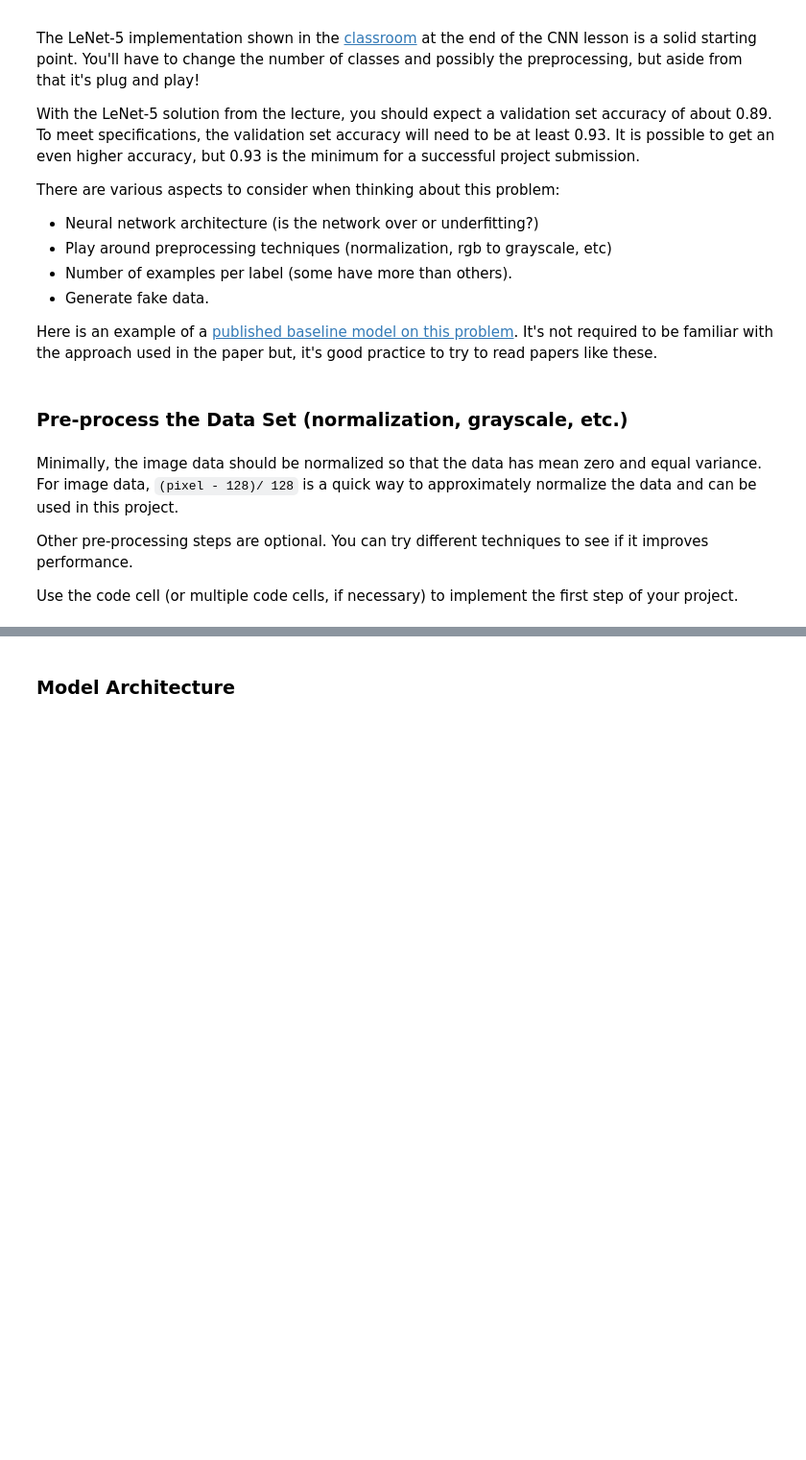
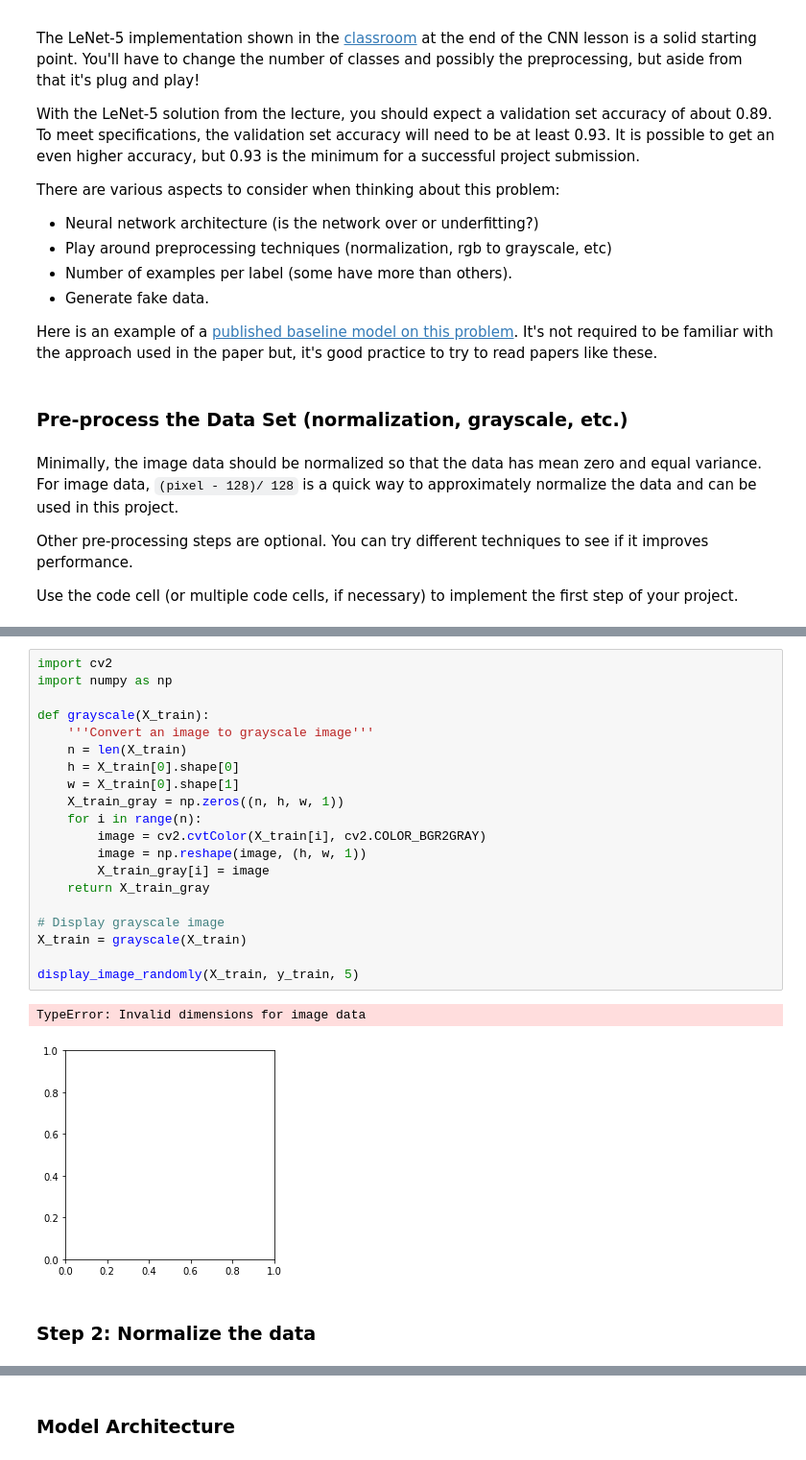
Before and after one commit to dmsehuang/CarND-Traffic-Sign-Classifier, a Jupyter notebook: Traffic_Sign_Classifier.ipynb, the cells around one changed output, grey strips where cells are left out. Shown at 96% size. Drawn from its saved outputs; the diff is of its cells as text; blank space fills up the shorter version.

```diff
--- a/Traffic_Sign_Classifier.ipynb
+++ b/Traffic_Sign_Classifier.ipynb
@@ -185,0 +172,25 @@ X_train, y_train = shuffle(X_train, y_train)
+# %%
+import cv2
+import numpy as np
+
+def grayscale(X_train):
+    '''Convert an image to grayscale image'''
+    n = len(X_train)
+    h = X_train[0].shape[0]
+    w = X_train[0].shape[1]
+    X_train_gray = np.zeros((n, h, w, 1))
+    for i in range(n):
+        image = cv2.cvtColor(X_train[i], cv2.COLOR_BGR2GRAY)
+        image = np.reshape(image, (h, w, 1))
+        X_train_gray[i] = image
+    return X_train_gray
+
+# Display grayscale image
+X_train = grayscale(X_train)
+
+display_image_randomly(X_train, y_train, 5)
+# %% [output]
+TypeError: Invalid dimensions for image data
+[figure, added]
+# %% [markdown]
+### Step 2: Normalize the data
```
Also changed, not shown: parts of 11 cells of this notebook.
